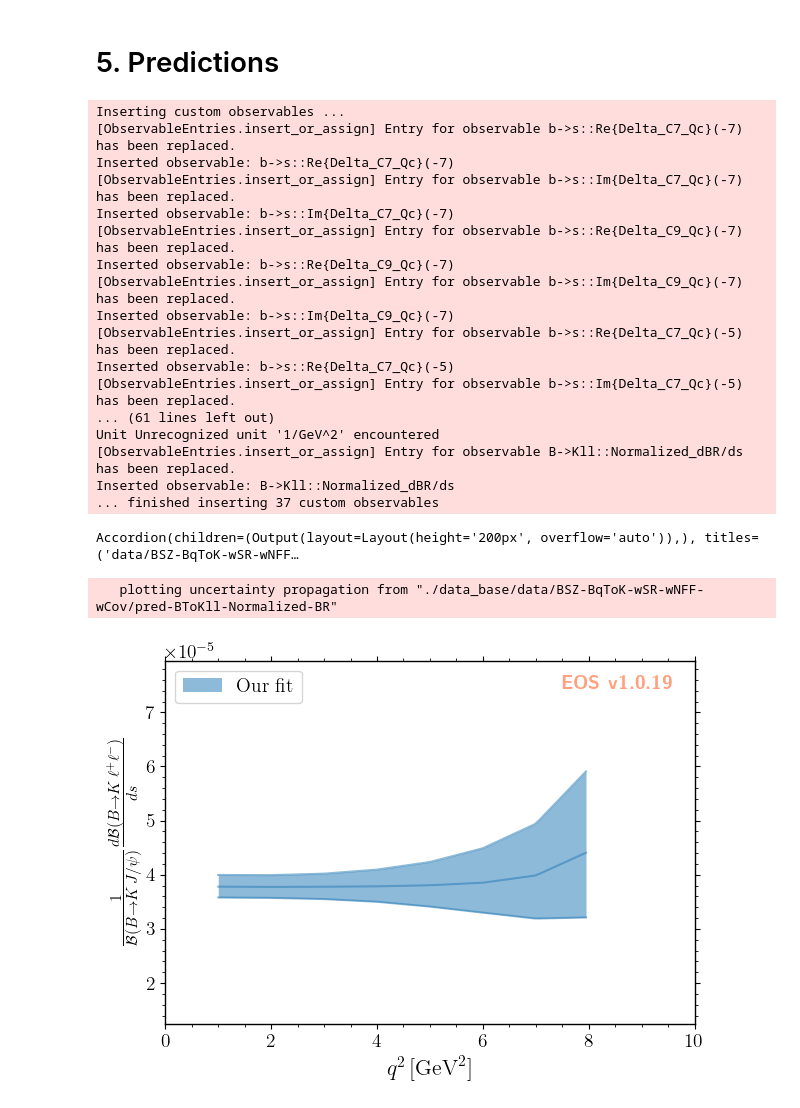
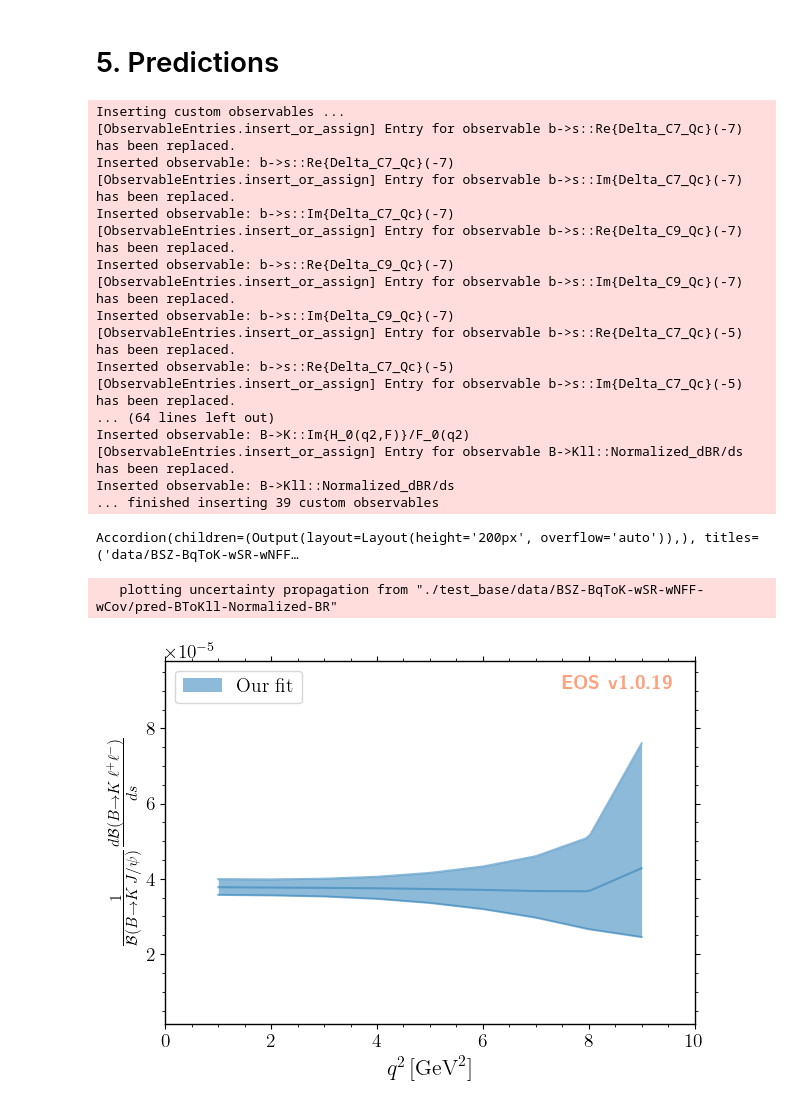
Before and after one commit to mverz/upbsll-py, a Jupyter notebook: analysis_nb.ipynb, the cells around one changed output. Cells and saved outputs as stored; diff of their text form; code cells hidden in the pictures.

```diff
--- a/analysis_nb.ipynb
+++ b/analysis_nb.ipynb
@@ -15,8 +15,8 @@ from wquantiles import quantile
 from collections import OrderedDict
 print(eos.__version__)
 
-BASE_DIRECTORY='./data_base'
-#BASE_DIRECTORY='./test_base'
+#BASE_DIRECTORY='./data_base'
+BASE_DIRECTORY='./test_base'
 #ANALYSIS_FILE='./an_file.yaml'
 ANALYSIS_FILE='./an_file_hardcoded.yaml'
 
@@ -966,40 +967,40 @@ Inserted observable: b->s::Im{Delta_C9_Qc}(-7)
 [ObservableEntries.insert_or_assign] Entry for observable b->s::Re{Delta_C7_Qc}(-5) has been replaced.
 Inserted observable: b->s::Re{Delta_C7_Qc}(-5)
 [ObservableEntries.insert_or_assign] Entry for observable b->s::Im{Delta_C7_Qc}(-5) has been replaced.
-... (61 lines left out)
-Unit Unrecognized unit '1/GeV^2' encountered
+... (64 lines left out)
+Inserted observable: B->K::Im{H_0(q2,F)}/F_0(q2)
 [ObservableEntries.insert_or_assign] Entry for observable B->Kll::Normalized_dBR/ds has been replaced.
 Inserted observable: B->Kll::Normalized_dBR/ds
-... finished inserting 37 custom observables
+... finished inserting 39 custom observables
 Accordion(children=(Output(layout=Layout(height='200px', overflow='auto')),), titles=('data/BSZ-BqToK-wSR-wNFF…
 # %%
-q2_vals = np.linspace(1,8,80)
+q2_vals = np.linspace(1,9,90)
 
 pred_import = eos.data.Prediction(os.path.join(BASE_DIRECTORY, 'data', 'BSZ-BqToK-wSR-wNFF-wCov', 'pred-BToKll-Normalized-BR'))
 obs_name = 'B->Kll::Normalized_dBR/ds'
-yrange = range_from_pred(pred_import, obs_name, q2_vals, nsigma=2.0, pad_frac=0.1)
+yrange = range_from_pred(pred_import, obs_name, q2_vals, nsigma=1.5, pad_frac=0.1)
 
 to_plot = [
     (obs_name, R'\frac{1}{\mathcal{B}(B \to K\, J/\psi)}\frac{d\mathcal{B}(B \to K\, \ell^+\ell^-)}{ds}', yrange, 'BToKll-Normalized-BR'),
 ]
+
 for qn, latex, yrange, pred in to_plot:
 	plot_args = {
 		'plot': {
 			'x': { 'label': r'$q^2$',      'unit': r'$\textnormal{GeV}^2$', 'range': [0.0, 10.0] },
 			'y': { 'label': fr'${latex}$',                                  'range': yrange         },
 			'legend': { 'location': 'upper left' }
 		},
 		'contents': [
 			{
-          		'label': r'Our fit','type': 'uncertainty', 'range': [1.0, 8.0],
+          		'label': r'Our fit','type': 'uncertainty', 'range': [1.0, 9.0],
 				'color': 'C0',
           		'data-file': f'{BASE_DIRECTORY}/data/BSZ-BqToK-wSR-wNFF-wCov/pred-{pred}',
 			}
 		]
 	}
 	eos.plot.Plotter(plot_args).plot()
-
-	#, f'./plots/BSZ-{pred}.pdf'
+#, f'./plots/BSZ-{pred}.pdf'
 # %% [output]
-   plotting uncertainty propagation from "./data_base/data/BSZ-BqToK-wSR-wNFF-wCov/pred-BToKll-Normalized-BR"
+   plotting uncertainty propagation from "./test_base/data/BSZ-BqToK-wSR-wNFF-wCov/pred-BToKll-Normalized-BR"
-[figure, old version]
+[figure, new version]
```
Also changed, not shown: parts of 8 cells of this notebook, 22 other files.
